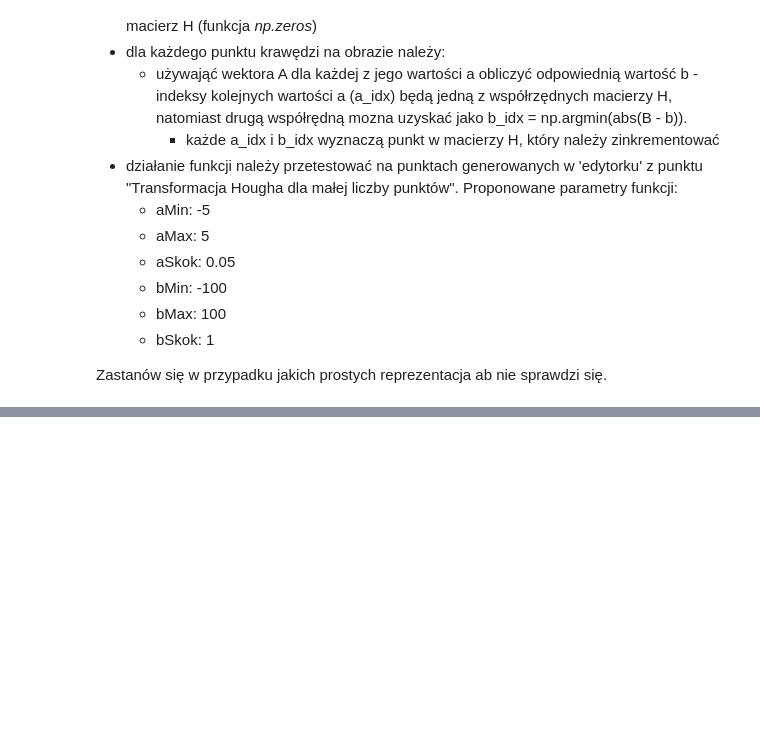
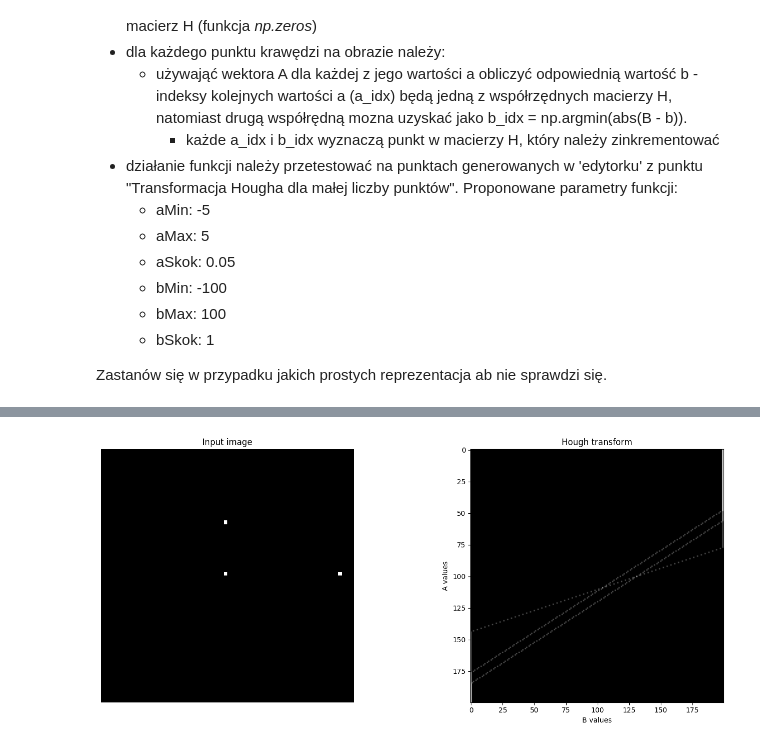
Before and after one commit to DziqG2NK/Przetwarzanie-i-analiza-obraz-w-cyfrowych, a Jupyter notebook: zajecia_4/Hough_HW.ipynb, the cells around one changed output, grey strips where cells are left out. Drawn from its saved outputs; the diff is of its cells as text; code cells hidden in the pictures; blank space fills up the shorter version.

```diff
--- a/zajecia_4/Hough_HW.ipynb
+++ b/zajecia_4/Hough_HW.ipynb
@@ -50,0 +107,9 @@ for fileName in fileNames:
+# %%
+img = np.zeros((64, 64), dtype=np.uint8)
+img[18, 31] = 1
+img[31, 31] = 1
+img[31, 60] = 1
+
+show_hough(hough_ab(img, -5, 5, 0.05, -100, 100, 1), img)
+# %% [output]
+[figure, added]
```
Also changed, not shown: parts of 6 cells of this notebook.
